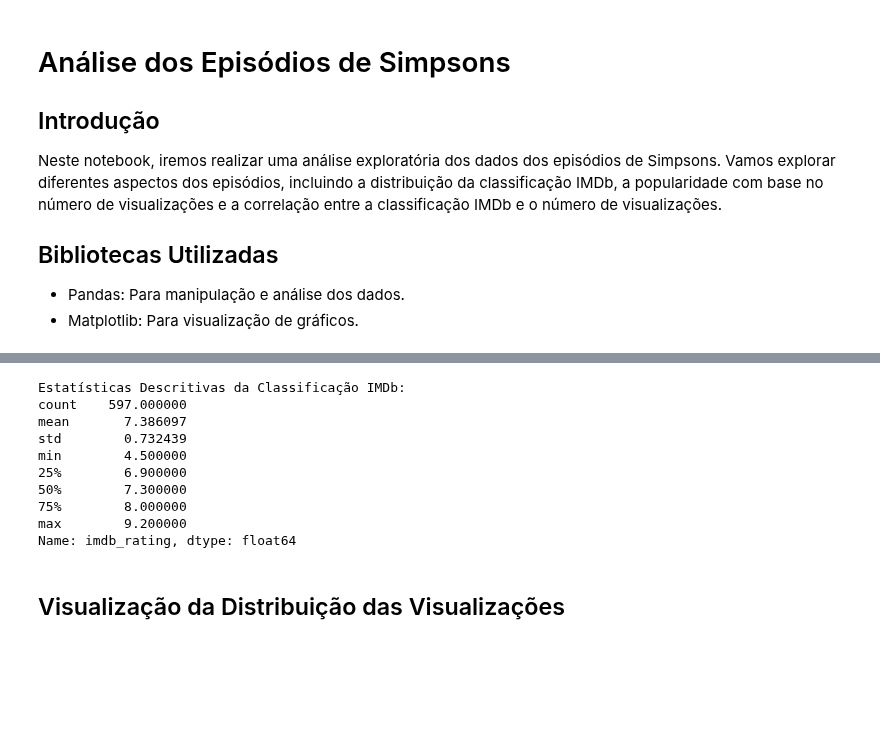
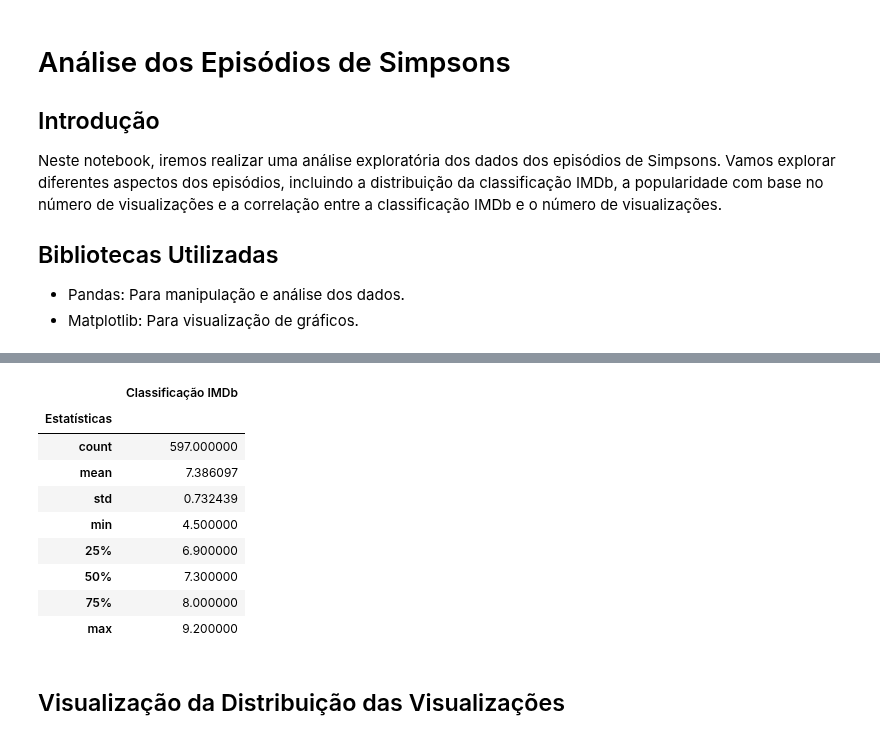
Before and after one commit to fernandogomesfg/springfield_simpsons_analise, a Jupyter notebook: simpsons_episodes_analysis.ipynb, the cells around one changed output, grey strips where cells are left out. Cells and saved outputs as stored; diff of their text form; code cells hidden in the pictures; blank space fills up the shorter version.

```diff
--- a/simpsons_episodes_analysis.ipynb
+++ b/simpsons_episodes_analysis.ipynb
@@ -31,19 +36,26 @@ plt.show()
-# %%
-# Estatísticas descritivas
-desc_stats = simpsons_episodes['imdb_rating'].describe()
-print("Estatísticas Descritivas da Classificação IMDb:")
-print(desc_stats)
-# %% [output]
-Estatísticas Descritivas da Classificação IMDb:
-count    597.000000
-mean       7.386097
-std        0.732439
-min        4.500000
-25%        6.900000
-50%        7.300000
-75%        8.000000
-max        9.200000
-Name: imdb_rating, dtype: float64
+# %%
+# Estatísticas descritivas
+desc_stats = simpsons_episodes['imdb_rating'].describe()
+
+# Criando uma tabela com as estatísticas descritivas
+desc_stats_table = pd.DataFrame(desc_stats)
+desc_stats_table.columns = ['Classificação IMDb']
+desc_stats_table.index.name = 'Estatísticas'
+desc_stats_table.style.format("{:.2f}")
+
+# Exibindo a tabela
+desc_stats_table
+# %% [output]
+|  | Classificação IMDb |
+| Estatísticas |  |
+| count | 597.000000 |
+| mean | 7.386097 |
+| std | 0.732439 |
+| min | 4.500000 |
+| 25% | 6.900000 |
+| 50% | 7.300000 |
+| 75% | 8.000000 |
+| max | 9.200000 |
 # %% [markdown]
 ## Visualização da Distribuição das Visualizações
 # %%
```
Also changed, not shown: parts of 3 cells of this notebook.
